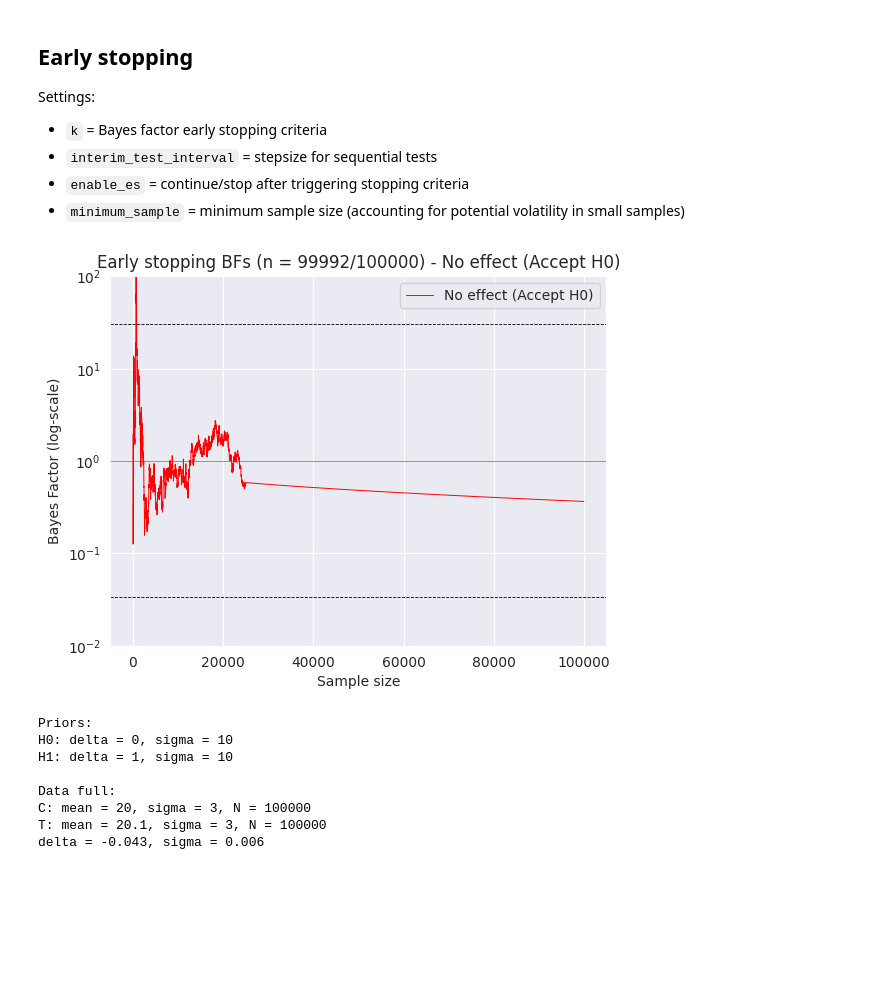
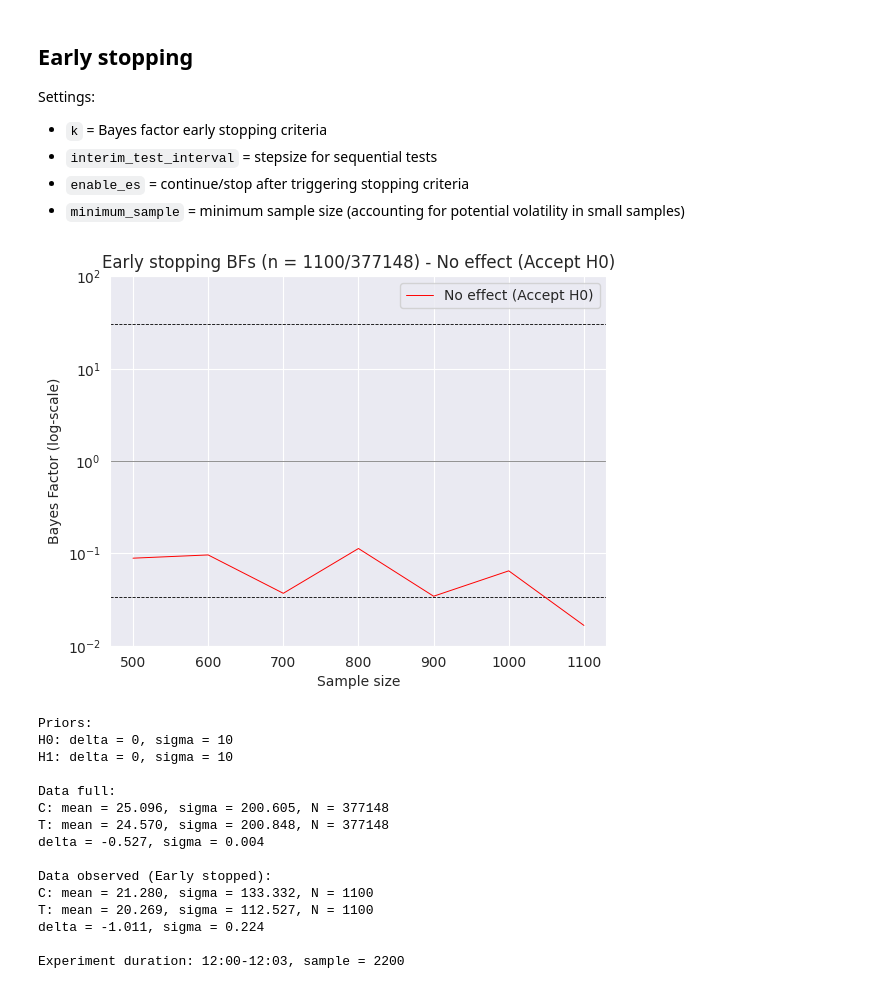
Before and after one commit to Richie-Lee/Bayesian_AB_Test, a Jupyter notebook: Bayesian_AB_Continuous_Deng_Wan.ipynb, the cells around one changed output. Saved outputs shown, nothing was run; the diff lists cells and outputs as text; code cells hidden in the pictures; blank space fills up the shorter version.

```diff
--- a/Bayesian_AB_Continuous_Deng_Wan.ipynb
+++ b/Bayesian_AB_Continuous_Deng_Wan.ipynb
@@ -81,0 +89,16 @@ order_increase_amount = -0.05
+# %%
+from datetime import time
+
+def start_time_experiment(df, hour, minute):
+    # Create a time object for the specified hour and minute
+    specified_time = time(hour, minute)
+
+    # Filter the DataFrame
+    filtered_df = df[df['order_datetime_local'].dt.time > specified_time]
+
+    # Print new start-time and number of samples that are sliced away
+    print(f"start time: {hour}:{minute}, samples lost: {len(df) - len(filtered_df)}")
+
+    return filtered_df
+
+df = start_time_experiment(df, hour = 12, minute = 0)
@@ -186,7 +259,7 @@ delta_h0 = 0
 sigma_h0 = 10
 
 # Treatment
-delta_h1 = 1
+delta_h1 = 0
 sigma_h1 = 10
 # %%
 # Sample from prior distribution
@@ -300,9 +373,9 @@ Settings:
 # %%
 # Settings
 k = 30
-interim_test_interval = 10
-enable_es = False
-minimum_sample = 2
+interim_test_interval = 100
+enable_es = True
+minimum_sample = 500
 # %%
 # Initialise
 bf, n_observed = 0, minimum_sample
@@ -310,7 +383,7 @@ bf, n_observed = 0, minimum_sample
  # first n_observed is kind of cold start n (n_observed >= 2)
 interim_tests = []
 
-while n_observed <= N:
+while n_observed <= len(data_T):
     # Get delta & sigma (given n_observed)
     delta_n = data_T[:n_observed].mean() - data_C[:n_observed].mean()
     sigma_n = data_C[:n_observed].var()/n_observed + data_T[:n_observed].var()/n_observed
@@ -320,58 +393,75 @@ while n_observed <= N:
     bf = bayes_factor(delta_n, delta_h0, sigma_h0, delta_h1, sigma_h1, sigma_n, n_observed)
     interim_tests.append((n_observed, bf))
 
-    # Extend sample & get conversions
-    n_observed += interim_test_interval
-
     # Stopping criteria
     if enable_es == True and (bf > k or bf < 1/k):
         break
+
+    # Extend sample & get conversions
+    n_observed += interim_test_interval
 # %%
 def plot_early_stopping(interim_tests):
     # plot stopping criteria
     plt.axhline(y = 1, color = "grey", linewidth = "0.6")
     plt.axhline(y = k, color = "black", linestyle = "--", linewidth = "0.6")
     plt.axhline(y = 1/k, color = "black", linestyle = "--", linewidth = "0.6")
 
     # Plot interim testing Bayes-Factor development
     if interim_tests[-1][1] > 1: # Reject H0 (Effect discovery)
         color_i = "green"
         conclusion = "Significant effect (Reject H0)"
     else: # Accept H0 (No effect)
         color_i = "red"
         conclusion = "No effect (Accept H0)"
 
     x, y = zip(*interim_tests)
     plt.plot(x, y, linestyle = "-", linewidth = 0.7, color = color_i, label = conclusion)
 
     # Set the y-axis to log scale
     plt.yscale('log')
     plt.xlabel("Sample size")
     plt.ylabel("Bayes Factor (log-scale)")
     plt.legend()
-    plt.title(f"Early stopping BFs (n = {interim_tests[-1][0]}/{N}) - {conclusion}")
+    plt.title(f"Early stopping BFs (n = {interim_tests[-1][0]}/{len(data_T)}) - {conclusion}")
     plt.ylim(0.01, 100)
     plt.show()
 
 plot_early_stopping(interim_tests)
 # %% [output]
-[figure, old version]
+[figure, new version]
 # %%
-# Print experiment details
+# Print fixed-horizon experiment details
 print(f"Priors: \nH0: delta = {delta_h0}, sigma = {sigma_h0} \nH1: delta = {delta_h1}, sigma = {sigma_h1}")
-print(f"\nData full: \nC: mean = {true_mean_C}, sigma = {true_sigma_C}, N = {N} \nT: mean = {true_mean_T}, sigma = {true_sigma_T}, N = {N} \ndelta = {delta:.3f}, sigma = {sigma:.3f}")
+print(f"\nData full: \nC: mean = {data_C.mean():.3f}, sigma = {data_C.var():.3f}, N = {len(data_C)} \nT: mean = {data_T.mean():.3f}, sigma = {data_T.var():.3f}, N = {len(data_T)} \ndelta = {delta:.3f}, sigma = {sigma:.3f}")
 
+# Get observed data, based on n_observed (early stopping sample)
 delta_n = data_T[:n_observed].mean() - data_C[:n_observed].mean()
 sigma_n = data_C[:n_observed].var()/n_observed + data_T[:n_observed].var()/n_observed
 
+# Print early stopping experiment details (if triggered)
 if n_observed < N:
-  print(f"\nData observed (Early stopped): \nC: mean = {data_C[:n_observed].mean():.3f}, sigma = {data_C[:n_observed].var():.3f}, N = {n_observed} \nT: mean = {data_T[:n_observed].mean():.3f}, sigma = {data_T[:n_observed].var():.3f}, N = {n_observed} \ndelta = {delta_n:.3f}, sigma = {sigma_n:.3f}\n")
+  print(f"\nData observed (Early stopped): \nC: mean = {data_C[:n_observed].mean():.3f}, sigma = {data_C[:n_observed].var():.3f}, N = {min(len(data_C), n_observed)} \nT: mean = {data_T[:n_observed].mean():.3f}, sigma = {data_T[:n_observed].var():.3f}, N = {min(len(data_T), n_observed)} \ndelta = {delta_n:.3f}, sigma = {sigma_n:.3f}")
+else:
+  print("\nEarly stopping not triggered")
+
+# Print sample size & associated time (assuming equal time distributions over Treatment & Control for simplicity) -> convergence time is also dependent on sampling volume/speed
+start_time = df.iloc[0, :]["order_datetime_local"].time().strftime("%H:%M")
+termination_time = df.iloc[min(len(df) - 1, 2 * n_observed), :]['order_datetime_local'].time().strftime("%H:%M")
+
+print(f"\nExperiment duration: {start_time}-{termination_time}, sample = {min(len(df), 2 * n_observed)}")
 # %% [output]
 Priors:
 H0: delta = 0, sigma = 10
-H1: delta = 1, sigma = 10
+H1: delta = 0, sigma = 10
 
 Data full:
-C: mean = 20, sigma = 3, N = 100000
-T: mean = 20.1, sigma = 3, N = 100000
-delta = -0.043, sigma = 0.006
+C: mean = 25.096, sigma = 200.605, N = 377148
+T: mean = 24.570, sigma = 200.848, N = 377148
+delta = -0.527, sigma = 0.004
+
+Data observed (Early stopped):
+C: mean = 21.280, sigma = 133.332, N = 1100
+T: mean = 20.269, sigma = 112.527, N = 1100
+delta = -1.011, sigma = 0.224
+
+Experiment duration: 12:00-12:03, sample = 2200
```
Also changed, not shown: parts of 20 cells of this notebook.
